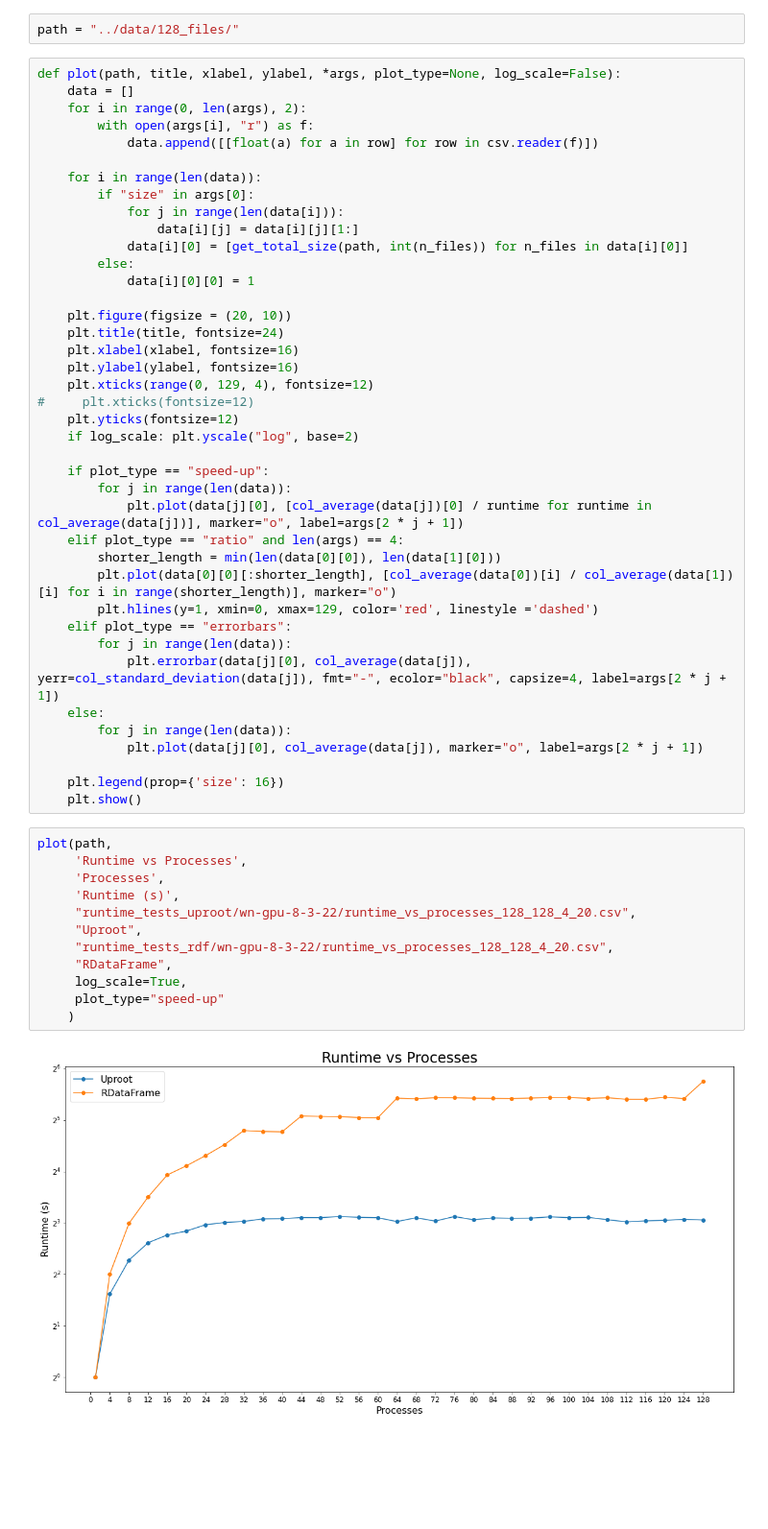
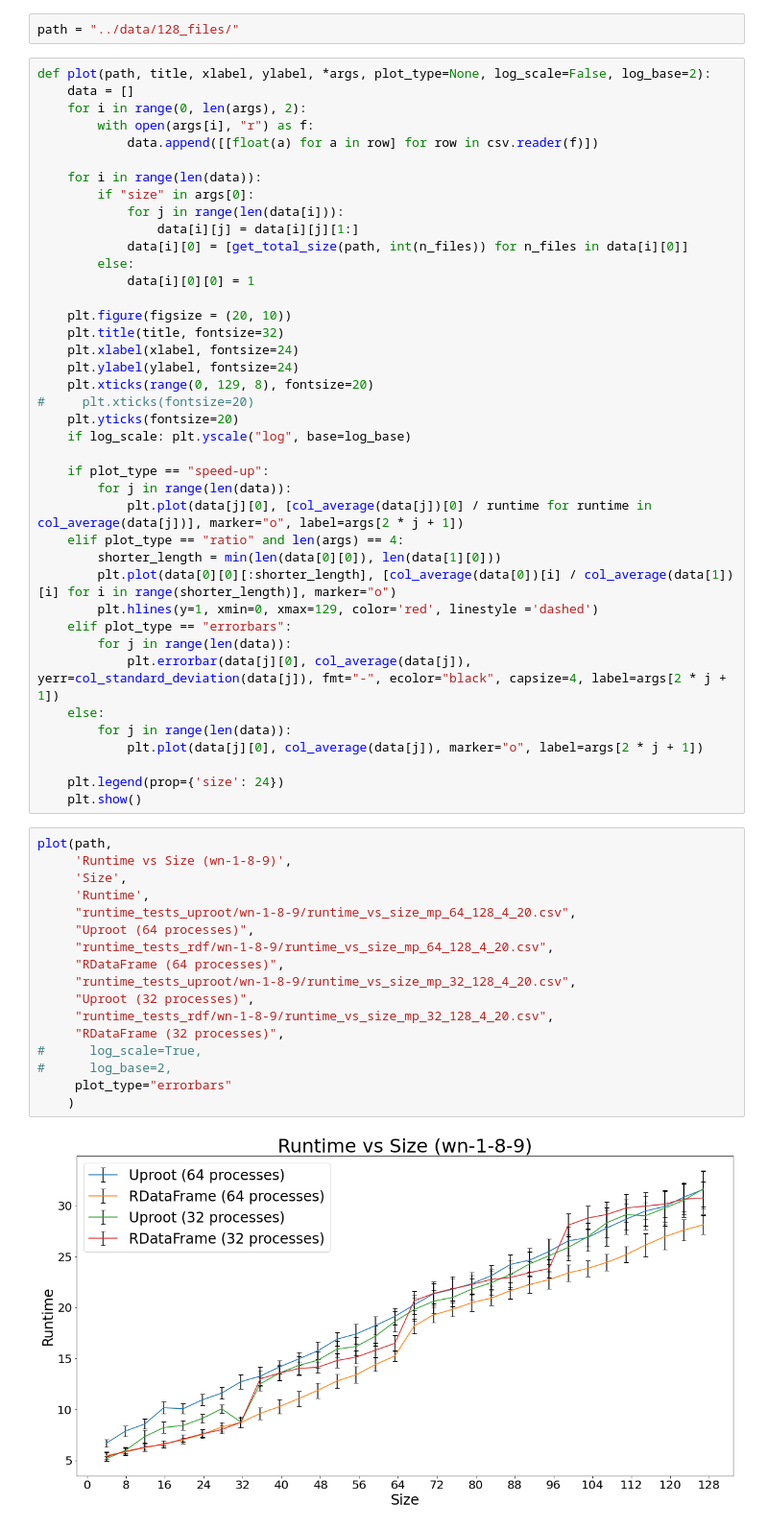
Before and after one commit to bucket420/DOE-INFN-2022, a Jupyter notebook: performance_analysis.ipynb, the cells around one changed output. Shown: that part at 96% size. Saved outputs shown, nothing was run; the diff lists cells and outputs as text; blank space fills up the shorter version.

```diff
--- a/performance_analysis.ipynb
+++ b/performance_analysis.ipynb
@@ -26,7 +26,7 @@ def get_num_entries(path, n_files):
 # %%
 path = "../data/128_files/"
 # %%
-def plot(path, title, xlabel, ylabel, *args, plot_type=None, log_scale=False):
+def plot(path, title, xlabel, ylabel, *args, plot_type=None, log_scale=False, log_base=2):
     data = []
     for i in range(0, len(args), 2):
         with open(args[i], "r") as f:
@@ -41,13 +41,13 @@ def plot(path, title, xlabel, ylabel, *args, plot_type=None, log_scale=False):
             data[i][0][0] = 1
 
     plt.figure(figsize = (20, 10))
-    plt.title(title, fontsize=24)
-    plt.xlabel(xlabel, fontsize=16)
-    plt.ylabel(ylabel, fontsize=16)
-    plt.xticks(range(0, 129, 4), fontsize=12)
-#     plt.xticks(fontsize=12)
-    plt.yticks(fontsize=12)
-    if log_scale: plt.yscale("log", base=2)
+    plt.title(title, fontsize=32)
+    plt.xlabel(xlabel, fontsize=24)
+    plt.ylabel(ylabel, fontsize=24)
+    plt.xticks(range(0, 129, 8), fontsize=20)
+#     plt.xticks(fontsize=20)
+    plt.yticks(fontsize=20)
+    if log_scale: plt.yscale("log", base=log_base)
 
     if plot_type == "speed-up":
         for j in range(len(data)):
@@ -63,19 +63,24 @@ def plot(path, title, xlabel, ylabel, *args, plot_type=None, log_scale=False):
         for j in range(len(data)):
             plt.plot(data[j][0], col_average(data[j]), marker="o", label=args[2 * j + 1])
 
-    plt.legend(prop={'size': 16})
+    plt.legend(prop={'size': 24})
     plt.show()
 # %%
 plot(path,
-     'Runtime vs Processes',
-     'Processes',
-     'Runtime (s)',
-     "runtime_tests_uproot/wn-gpu-8-3-22/runtime_vs_processes_128_128_4_20.csv",
-     "Uproot",
-     "runtime_tests_rdf/wn-gpu-8-3-22/runtime_vs_processes_128_128_4_20.csv",
-     "RDataFrame",
-     log_scale=True,
-     plot_type="speed-up"
+     'Runtime vs Size (wn-1-8-9)',
+     'Size',
+     'Runtime',
+     "runtime_tests_uproot/wn-1-8-9/runtime_vs_size_mp_64_128_4_20.csv",
+     "Uproot (64 processes)",
+     "runtime_tests_rdf/wn-1-8-9/runtime_vs_size_mp_64_128_4_20.csv",
+     "RDataFrame (64 processes)",
+     "runtime_tests_uproot/wn-1-8-9/runtime_vs_size_mp_32_128_4_20.csv",
+     "Uproot (32 processes)",
+     "runtime_tests_rdf/wn-1-8-9/runtime_vs_size_mp_32_128_4_20.csv",
+     "RDataFrame (32 processes)",
+#      log_scale=True,
+#      log_base=2,
+     plot_type="errorbars"
     )
 # %% [output]
-[figure, old version]
+[figure, new version]
```
Also changed, not shown: parts of 8 cells of this notebook.
